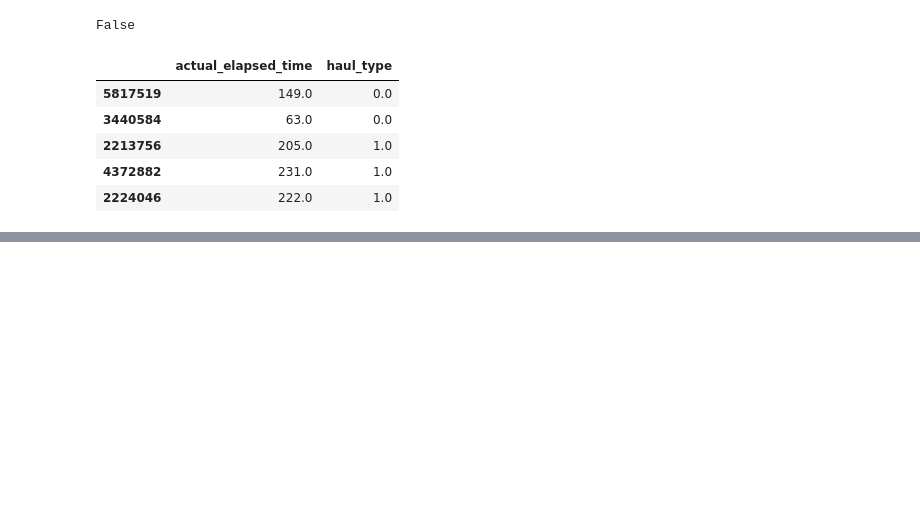
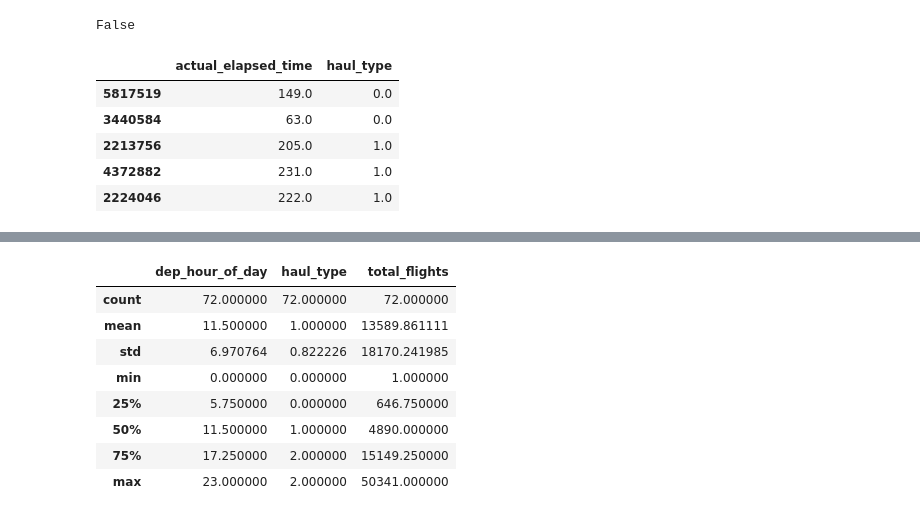
Before and after one commit to GailB-ca/lighthouse-mid-term-project, a Jupyter notebook: Flights Dataframe 2.ipynb, the cells around one changed output, grey strips where cells are left out. Saved outputs shown, nothing was run; the diff lists cells and outputs as text; code cells hidden in the pictures; blank space fills up the shorter version.

```diff
--- a/Flights Dataframe 2.ipynb
+++ b/Flights Dataframe 2.ipynb
@@ -66,0 +115,12 @@ flight_sample[['actual_elapsed_time','haul_type']].head()
+# %%
+haul_type_by_hour.describe()
+# %% [output]
+|  | dep_hour_of_day | haul_type | total_flights |
+| count | 72.000000 | 72.000000 | 72.000000 |
+| mean | 11.500000 | 1.000000 | 13589.861111 |
+| std | 6.970764 | 0.822226 | 18170.241985 |
+| min | 0.000000 | 0.000000 | 1.000000 |
+| 25% | 5.750000 | 0.000000 | 646.750000 |
+| 50% | 11.500000 | 1.000000 | 4890.000000 |
+| 75% | 17.250000 | 2.000000 | 15149.250000 |
+| max | 23.000000 | 2.000000 | 50341.000000 |
```
Also changed, not shown: parts of 30 cells of this notebook.
